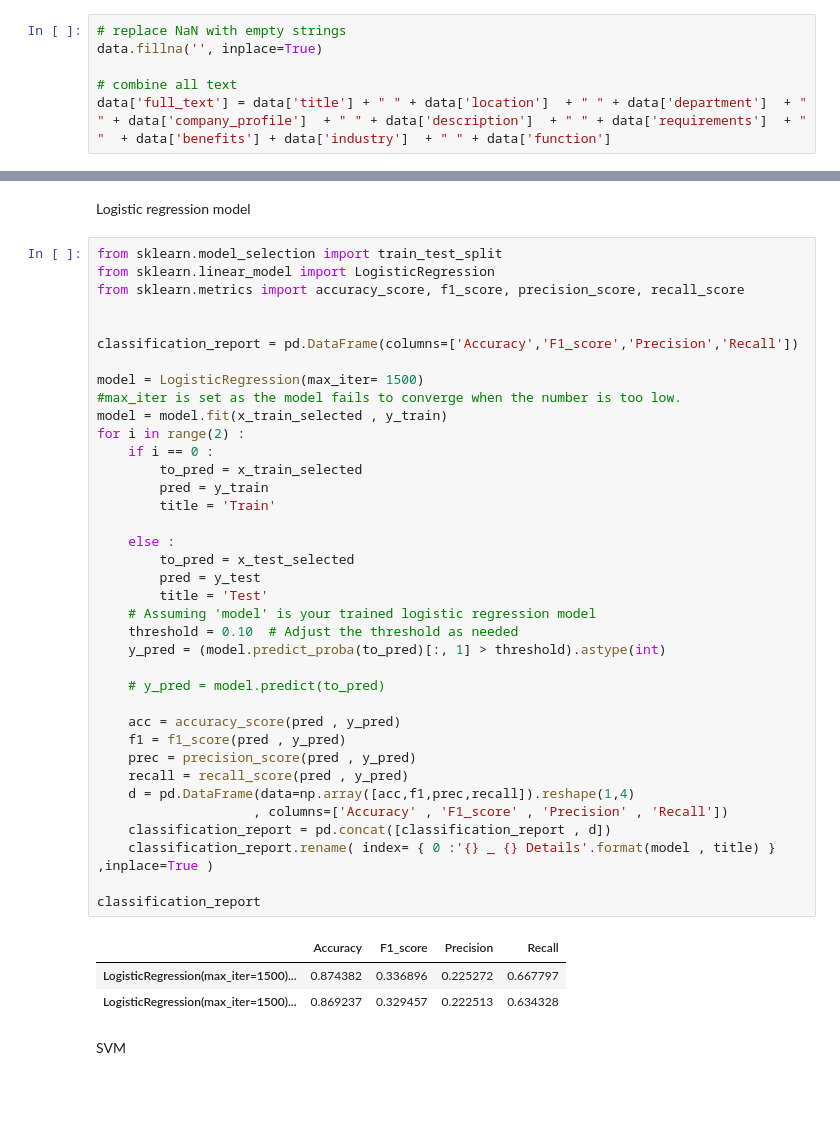
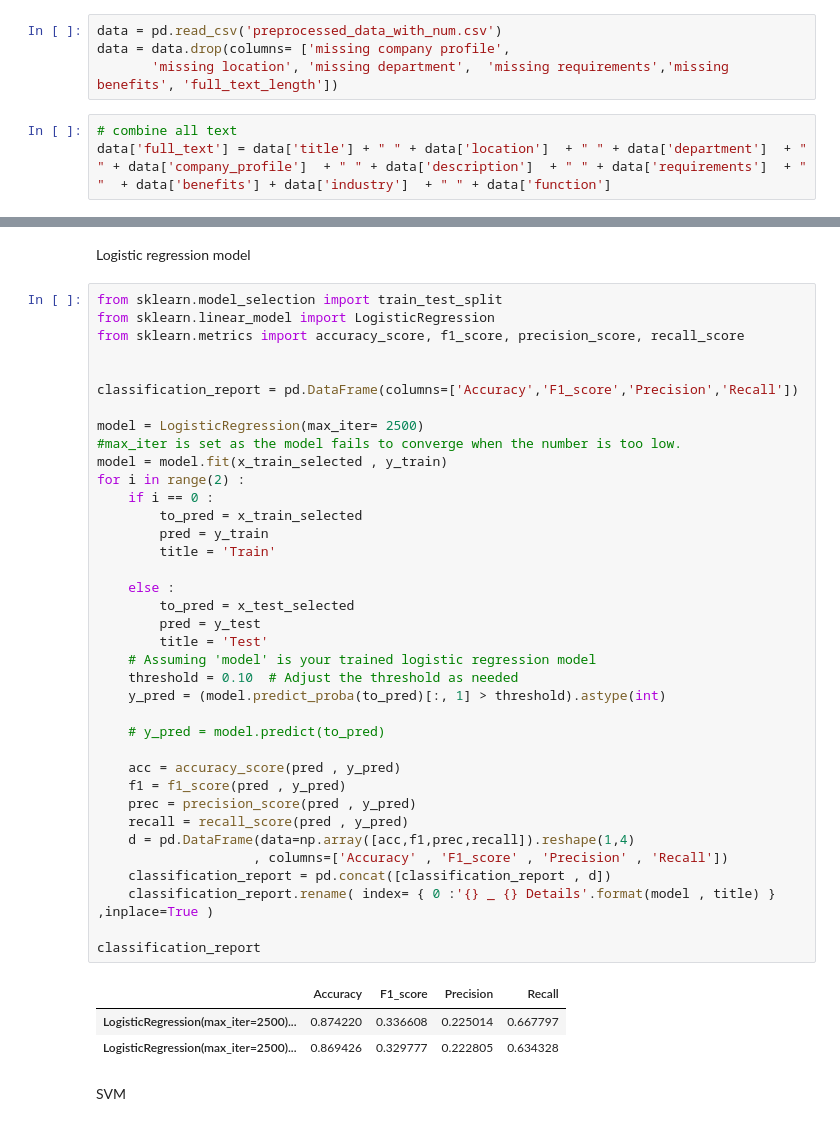
Before and after one commit to yaoyid/bt4012G5, a Jupyter notebook: andrea_modelling.ipynb, the cells around one changed output, grey strips where cells are left out. Saved outputs shown, nothing was run; the diff lists cells and outputs as text; blank space fills up the shorter version.

Commit message:
modified the preprocessed data and run

```diff
--- a/andrea_modelling.ipynb
+++ b/andrea_modelling.ipynb
@@ -31,7 +26,8 @@ data = pd.read_csv('preprocessed_data_with_num.csv')
+# %%
+data = pd.read_csv('preprocessed_data_with_num.csv')
+data = data.drop(columns= ['missing company profile',
+       'missing location', 'missing department',  'missing requirements','missing benefits', 'full_text_length'])
 # %%
-# replace NaN with empty strings
-data.fillna('', inplace=True)
-
 # combine all text
 data['full_text'] = data['title'] + " " + data['location']  + " " + data['department']  + " " + data['company_profile']  + " " + data['description']  + " " + data['requirements']  + " "  + data['benefits'] + data['industry']  + " " + data['function']
 # %% [markdown]
@@ -213,39 +71,39 @@ from sklearn.metrics import accuracy_score, f1_score, precision_score, recall_sc
 
 classification_report = pd.DataFrame(columns=['Accuracy','F1_score','Precision','Recall'])
 
-model = LogisticRegression(max_iter= 1500)
+model = LogisticRegression(max_iter= 2500)
 #max_iter is set as the model fails to converge when the number is too low.
 model = model.fit(x_train_selected , y_train)
 for i in range(2) :
     if i == 0 :
         to_pred = x_train_selected
         pred = y_train
         title = 'Train'
 
     else :
         to_pred = x_test_selected
         pred = y_test
         title = 'Test'
     # Assuming 'model' is your trained logistic regression model
     threshold = 0.10  # Adjust the threshold as needed
     y_pred = (model.predict_proba(to_pred)[:, 1] > threshold).astype(int)
 
     # y_pred = model.predict(to_pred)
 
     acc = accuracy_score(pred , y_pred)
     f1 = f1_score(pred , y_pred)
     prec = precision_score(pred , y_pred)
     recall = recall_score(pred , y_pred)
     d = pd.DataFrame(data=np.array([acc,f1,prec,recall]).reshape(1,4)
                     , columns=['Accuracy' , 'F1_score' , 'Precision' , 'Recall'])
     classification_report = pd.concat([classification_report , d])
     classification_report.rename( index= { 0 :'{} _ {} Details'.format(model , title) } ,inplace=True )
 
 classification_report
 # %% [output]
 |  | Accuracy | F1_score | Precision | Recall |
-| LogisticRegression(max_iter=1500)... | 0.874382 | 0.336896 | 0.225272 | 0.667797 |
-| LogisticRegression(max_iter=1500)... | 0.869237 | 0.329457 | 0.222513 | 0.634328 |
+| LogisticRegression(max_iter=2500)... | 0.874220 | 0.336608 | 0.225014 | 0.667797 |
+| LogisticRegression(max_iter=2500)... | 0.869426 | 0.329777 | 0.222805 | 0.634328 |
 # %% [markdown]
 SVM
 # %%
```
Also changed, not shown: parts of 23 cells of this notebook, 4 other files.
